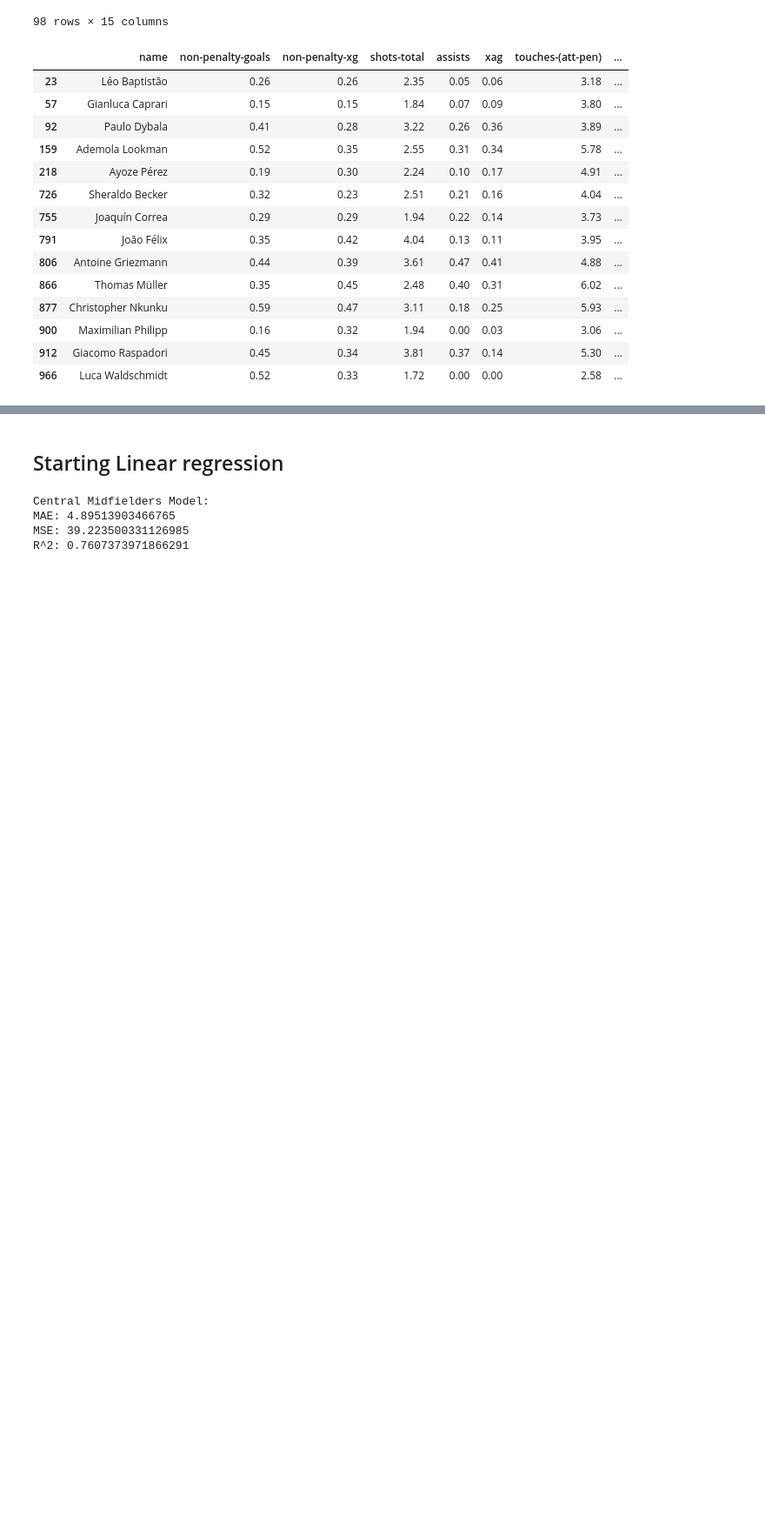
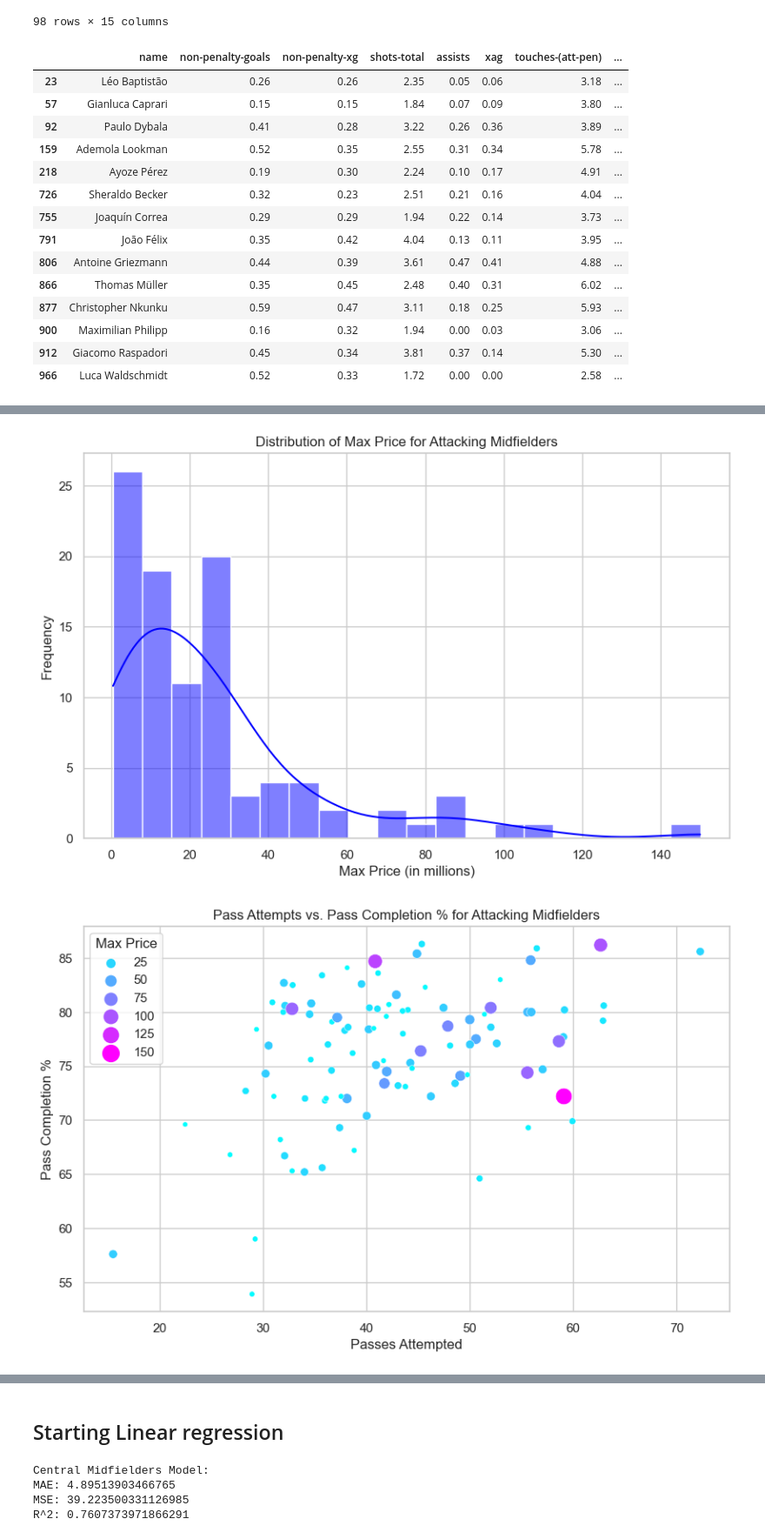
Before and after one commit to enesyesil/Moneyball-Scout-ML, a Jupyter notebook: Moneyball Scout Dataset.ipynb, the cells around one changed output, grey strips where cells are left out. Shown: that part at 87% size. Saved outputs shown, nothing was run; the diff lists cells and outputs as text; code cells hidden in the pictures; blank space fills up the shorter version.

```diff
--- a/Moneyball Scout Dataset.ipynb
+++ b/Moneyball Scout Dataset.ipynb
@@ -360,0 +400,34 @@ df_ss
+# %%
+import seaborn as sns
+
+# Set visual style
+sns.set(style="whitegrid")
+
+# 1. Distribution of 'max_price'
+plt.figure(figsize=(10, 6))
+sns.histplot(df_amc['max_price'], kde=True, bins=20, color='blue')
+plt.title('Distribution of Max Price for Attacking Midfielders')
+plt.xlabel('Max Price (in millions)')
+plt.ylabel('Frequency')
+plt.show()
+
+# 2. Scatter plot of 'passes-attempted' vs. 'pass-completion-%'
+plt.figure(figsize=(10, 6))
+sns.scatterplot(x='passes-attempted', y='pass-completion-%', data=df_amc, hue='max_price', palette='cool', size='max_price', sizes=(20, 200))
+plt.title('Pass Attempts vs. Pass Completion % for Attacking Midfielders')
+plt.xlabel('Passes Attempted')
+plt.ylabel('Pass Completion %')
+plt.legend(title='Max Price')
+plt.show()
+
+# 3. Top 10 AMCs by 'non-penalty-goals'
+top_10_amc_goals = df_amc.sort_values(by='non-penalty-goals', ascending=False).head(10)
+plt.figure(figsize=(12, 8))
+sns.barplot(x='non-penalty-goals', y='name', data=top_10_amc_goals, palette='viridis')
+plt.title('Top 10 Attacking Midfielders by Non-Penalty Goals')
+plt.xlabel('Non-Penalty Goals')
+plt.ylabel('Player')
+plt.show()
+# %% [output]
+[figure, added]
+[figure, added]
```
Also changed, not shown: parts of 13 cells of this notebook, 1 other file.
